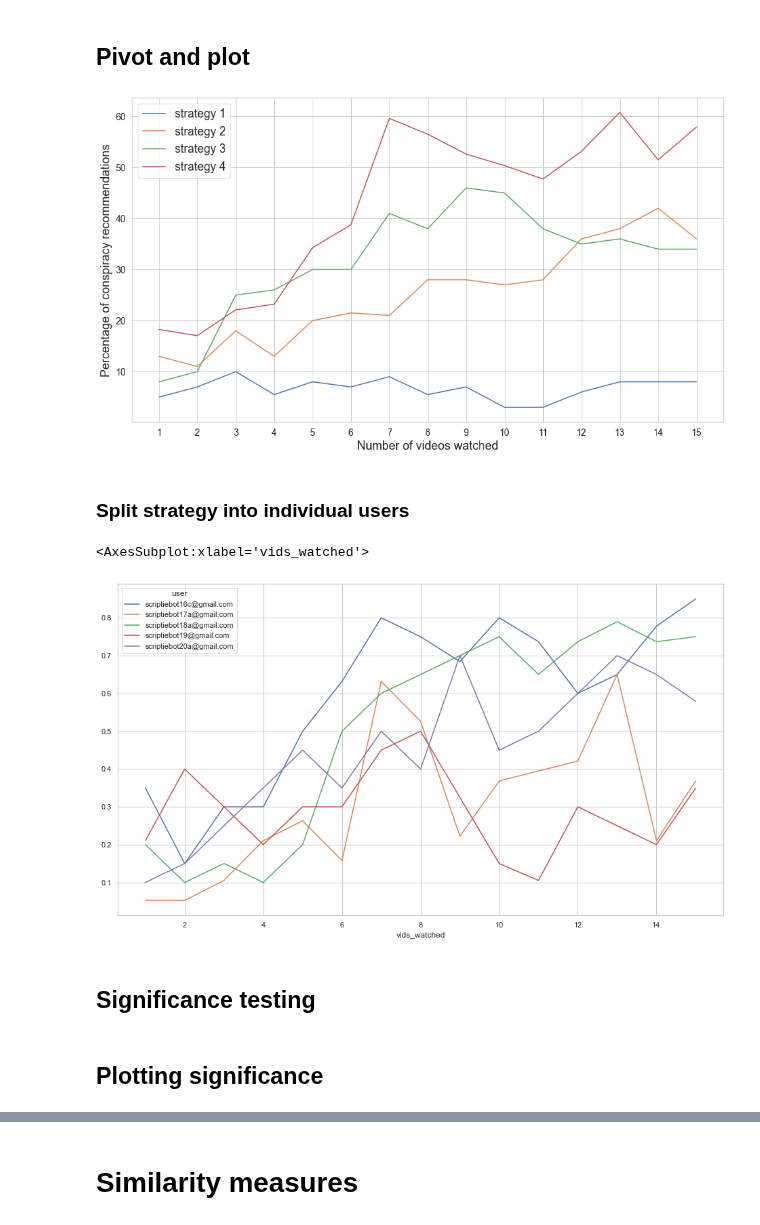
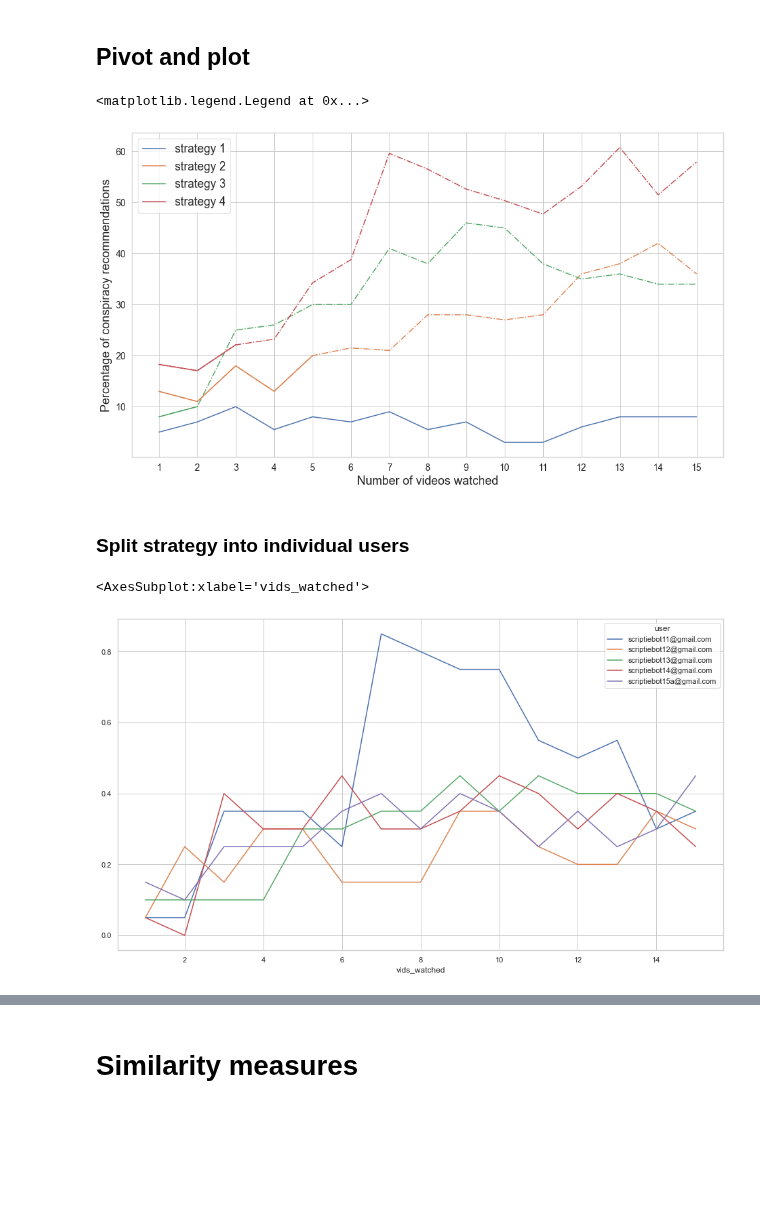
Before and after one commit to Roan-Schellingerhout/YouTube_conspiracy_paper, a Jupyter notebook: Machine Learning/Predictions.ipynb, the cells around one changed output, grey strips where cells are left out. Drawn from its saved outputs; the diff is of its cells as text; code cells hidden in the pictures; blank space fills up the shorter version.

Commit message:
added recommendations network, changed conspiracy percentagge graph

```diff
--- a/Machine Learning/Predictions.ipynb
+++ b/Machine Learning/Predictions.ipynb
@@ -122,12 +148,24 @@ grouped = pivot.groupby("strategy").mean()
 # Plot
 plt.figure(figsize=(16,9))
 
+# Values and labels
 x = grouped.columns
 y = grouped.values * 100
 labels = ["strategy 1", "strategy 2", "strategy 3", "strategy 4"]
 
+# Get colors per label
+colors = dict(zip(labels, sns.color_palette('deep', 4)))
+
 for y_val, label in zip(y, labels):
-    plt.plot(x, y_val, label=label);
+    # Plot significance for strategies other than 1
+    if label != "strategy 1":
+        sig = np.array(sigs[label])
+        sig[0] = False
+
+        plt.plot(x[~sig], y_val[~sig], label=label, color=colors[label]);
+        plt.plot(x, y_val, '-.', color=colors[label]);
+    else:
+        plt.plot(x, y_val, label=label)
 
 plt.xticks(np.arange(1, 16, 1), fontsize=14)
 plt.yticks(fontsize=14)
@@ -136,15 +174,14 @@ plt.xlabel("Number of videos watched", fontsize=18);
 plt.ylabel("Percentage of conspiracy recommendations", fontsize=18);
 
 plt.legend(loc="upper left", prop = {"size": 17.5})
-plt.savefig('conspiracy_recs.pdf')
+# plt.savefig('conspiracy_recs.pdf')
 # %% [output]
+<matplotlib.legend.Legend at 0x...>
 [figure]
 # %% [markdown]
 ### Split strategy into individual users
 # %%
-pivot.loc["strategy 4"].T.plot(figsize=(16,9))
+pivot.loc["strategy 3"].T.plot(figsize=(16,9))
 # %% [output]
 <AxesSubplot:xlabel='vids_watched'>
-[figure, old version]
+[figure, new version]
-# %% [markdown]
-## Significance testing
@@ -176,2 +187,0 @@ for strat in results:
-# %% [markdown]
-## Plotting significance
```
Also changed, not shown: parts of 13 cells of this notebook, 4 other files.
